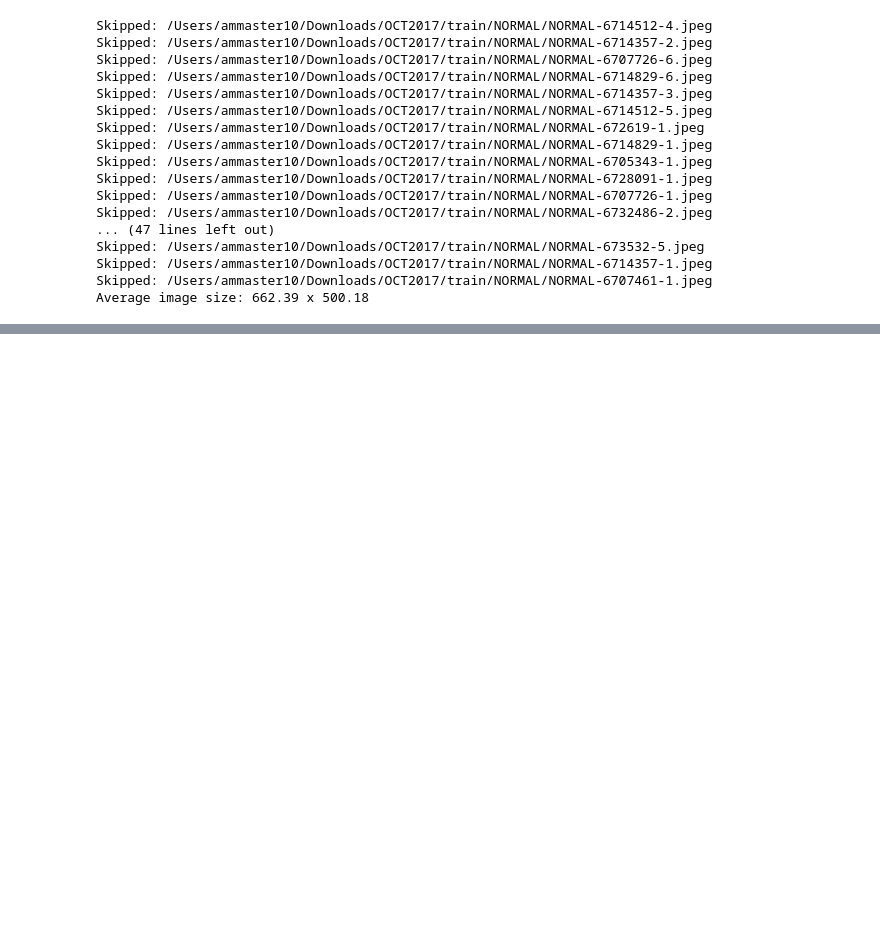
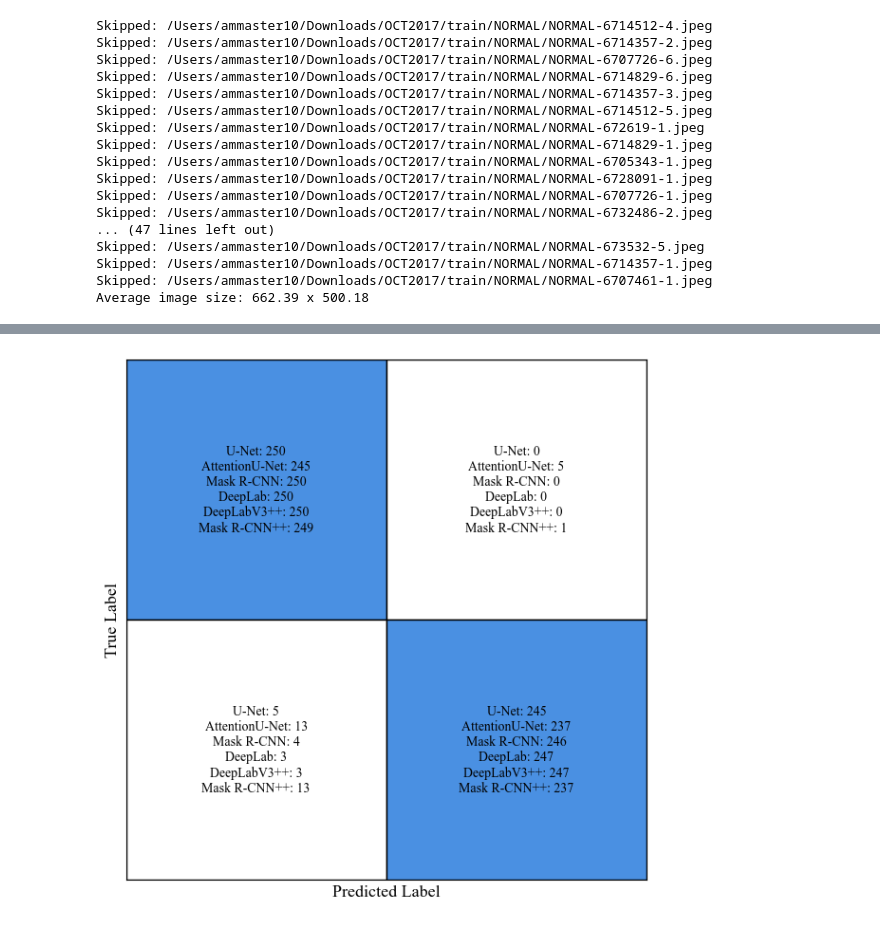
Before and after one commit to ammaster10s/Year3, a Jupyter notebook: Temp/Test.ipynb, the cells around one changed output, grey strips where cells are left out. Saved outputs shown, nothing was run; the diff lists cells and outputs as text; code cells hidden in the pictures; blank space fills up the shorter version.

```diff
--- a/Temp/Test.ipynb
+++ b/Temp/Test.ipynb
@@ -602,0 +546,45 @@ np.float64(0.6698554764007597)
+# %%
+import matplotlib.pyplot as plt
+import matplotlib.patches as patches
+
+# Set font
+plt.rcParams['font.family'] = 'Times New Roman'
+
+# Confusion matrix data with DeepLab and Mask R-CNN swapped
+labels = [
+    ['U-Net: 250\nAttentionU-Net: 245\nMask R-CNN: 250\nDeepLab: 250\nDeepLabV3++: 250\nMask R-CNN++: 249',
+     'U-Net: 0\nAttentionU-Net: 5\nMask R-CNN: 0\nDeepLab: 0\nDeepLabV3++: 0\nMask R-CNN++: 1'],
+    ['U-Net: 5\nAttentionU-Net: 13\nMask R-CNN: 4\nDeepLab: 3\nDeepLabV3++: 3\nMask R-CNN++: 13',
+     'U-Net: 245\nAttentionU-Net: 237\nMask R-CNN: 246\nDeepLab: 247\nDeepLabV3++: 247\nMask R-CNN++: 237']
+]
+
+fig, ax = plt.subplots(figsize=(6, 6))
+
+# Color mapping
+colors = [['#4A90E2', 'white'], ['white', '#4A90E2']]
+
+# Draw squares and labels
+for i in range(2):
+    for j in range(2):
+        rect = patches.Rectangle((j, 1 - i), 1, 1, facecolor=colors[i][j], edgecolor='black')
+        ax.add_patch(rect)
+        ax.text(j + 0.5, 1 - i + 0.5, labels[i][j], ha='center', va='center', fontsize=10)
+
+# Axis labels
+ax.set_xticks([0.5, 1.5])
+ax.set_xticklabels(['CNV', 'No CNV'], fontsize=12)
+ax.set_yticks([0.5, 1.5])
+ax.set_yticklabels(['CNV', 'No CNV'], fontsize=12)
+ax.set_xlabel('Predicted Label', fontsize=13)
+ax.set_ylabel('True Label', fontsize=13)
+
+# Formatting
+ax.set_xlim(0, 2)
+ax.set_ylim(0, 2)
+ax.set_xticks([])
+ax.set_yticks([])
+ax.set_aspect('equal')
+plt.tight_layout()
+plt.show()
+# %% [output]
+[figure, added]
```
Also changed, not shown: parts of 2 cells of this notebook.
